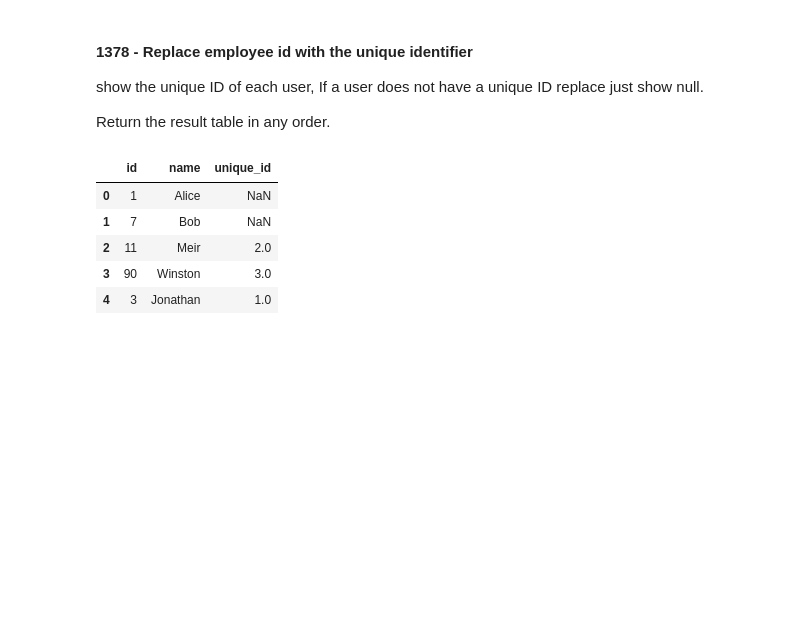
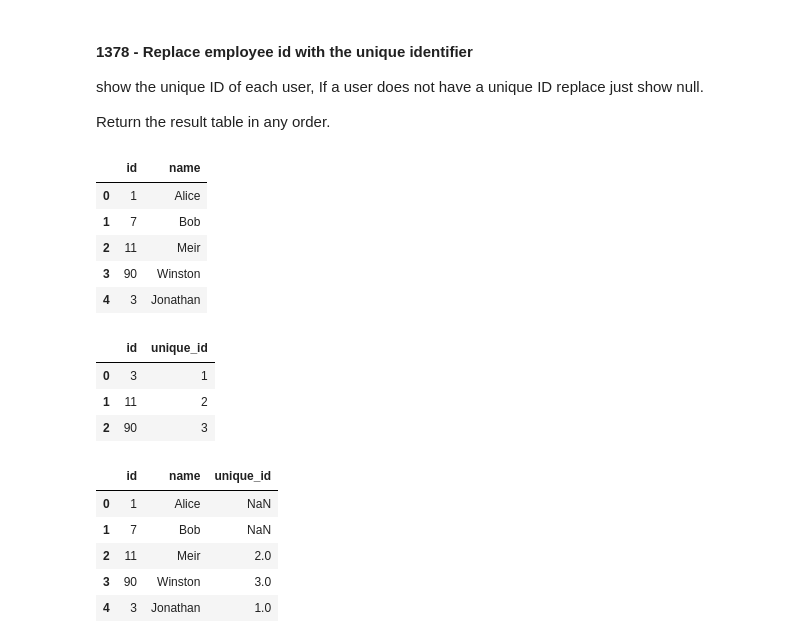
Before and after one commit to Swap-20/Leetcode-Pandas, a Jupyter notebook: Leetcode_Pandas.ipynb, the cells around one changed output. Cells and saved outputs as stored; diff of their text form; code cells hidden in the pictures; blank space fills up the shorter version.

```diff
--- a/Leetcode_Pandas.ipynb
+++ b/Leetcode_Pandas.ipynb
@@ -799 +797,17 @@ df = employees.merge(employee_uni,how='left',on='id')
+# %%
+employees
+# %% [output]
+|  | id | name |
+| 0 | 1 | Alice |
+| 1 | 7 | Bob |
+| 2 | 11 | Meir |
+| 3 | 90 | Winston |
+| 4 | 3 | Jonathan |
+# %%
+employee_uni
+# %% [output]
+|  | id | unique_id |
+| 0 | 3 | 1 |
+| 1 | 11 | 2 |
+| 2 | 90 | 3 |
 # %%
```
Also changed, not shown: parts of 2 cells of this notebook.
